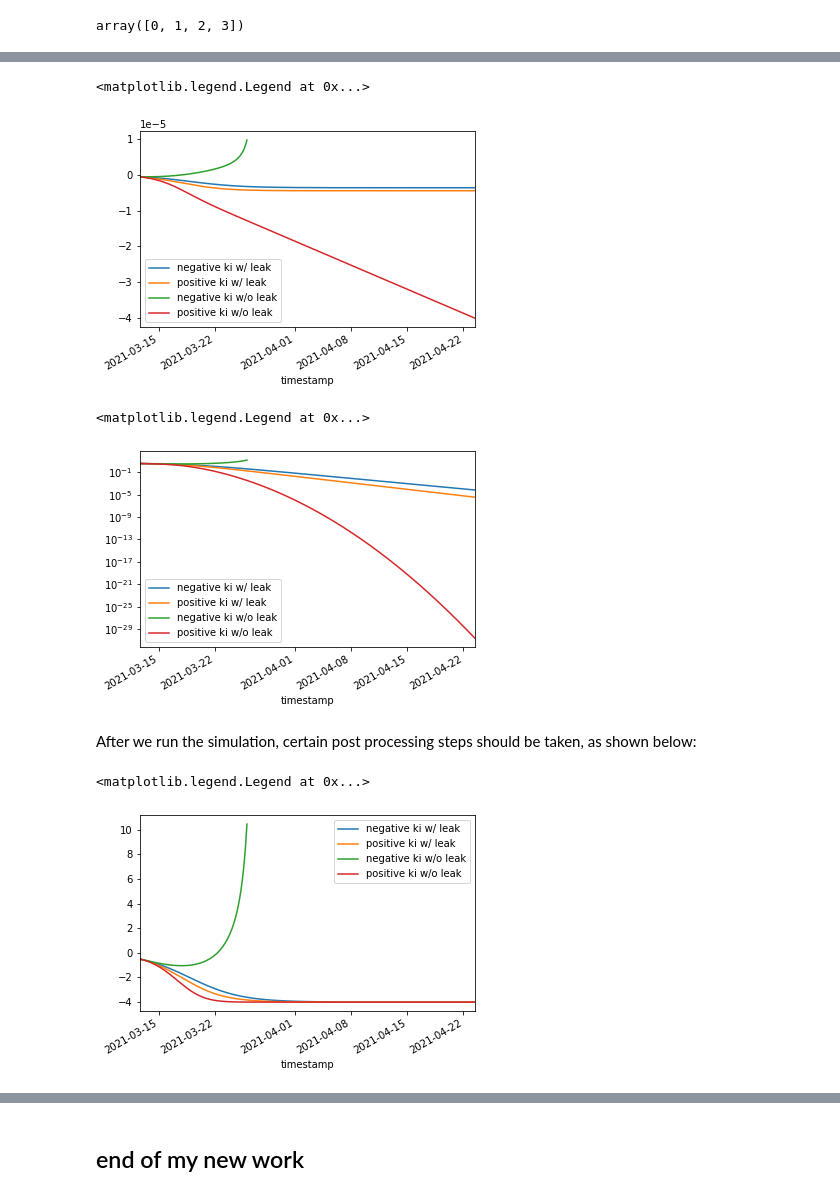
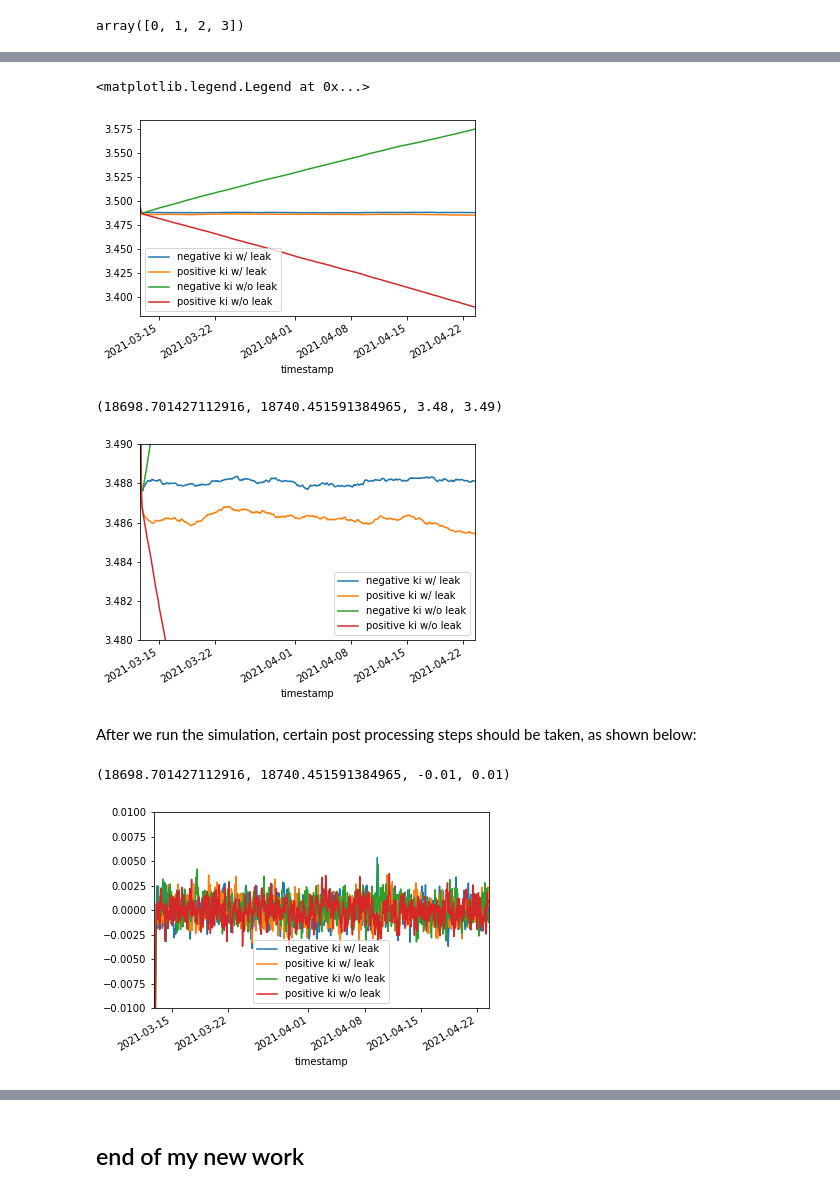
Before and after one commit to cadCAD-org/demos, a Jupyter notebook: tutorials/numerical_computation/numerical_integration_1.ipynb, the cells around one changed output, grey strips where cells are left out. Drawn from its saved outputs; the diff is of its cells as text; code cells hidden in the pictures.

```diff
--- a/tutorials/numerical_computation/numerical_integration_1.ipynb
+++ b/tutorials/numerical_computation/numerical_integration_1.ipynb
@@ -237,5 +237,5 @@ endtimes
 # %%
-cutoff = 320
-ldf['drop'] = (ldf.subset.apply(lambda x: x==2))&(ldf.timestep.apply(lambda x: x> cutoff))
+#cutoff = 320
+#ldf['drop'] = (ldf.subset.apply(lambda x: x==2))&(ldf.timestep.apply(lambda x: x> cutoff))
 
-ldf = ldf[~ldf['drop']].copy()
+#ldf = ldf[~ldf['drop']].copy()
@@ -242,23 +254,25 @@ ldf = ldf[~ldf['drop']].copy()
 # %%
-ldf[ldf.subset==0].plot(x='timestamp', y='price_adjustment_rate')
+ldf[ldf.subset==0].plot(x='timestamp', y='target')
 ax = plt.gca()
-ldf[ldf.subset==1].plot(x='timestamp', y='price_adjustment_rate', ax=ax)
-ldf[ldf.subset==2].plot(x='timestamp', y='price_adjustment_rate', ax=ax)
-ldf[ldf.subset==3].plot(x='timestamp', y='price_adjustment_rate', ax=ax)
+ldf[ldf.subset==1].plot(x='timestamp', y='target',ax=ax)
+ldf[ldf.subset==2].plot(x='timestamp', y='target', ax=ax)
+ldf[ldf.subset==3].plot(x='timestamp', y='target', ax=ax)
 plt.legend(['negative ki w/ leak', 'positive ki w/ leak', 'negative ki w/o leak', 'positive ki w/o leak'])
 # %% [output]
 <matplotlib.legend.Legend at 0x...>
-[figure, old version]
+[figure, new version]
 # %%
-ldf[ldf.subset==0].plot(x='timestamp', y='target', logy=True)
+ldf[ldf.subset==0].plot(x='timestamp', y='target')
 ax = plt.gca()
-ldf[ldf.subset==1].plot(x='timestamp', y='target', logy=True,ax=ax)
-ldf[ldf.subset==2].plot(x='timestamp', y='target', logy=True, ax=ax)
-ldf[ldf.subset==3].plot(x='timestamp', y='target', logy=True, ax=ax)
+ldf[ldf.subset==1].plot(x='timestamp', y='target',ax=ax)
+ldf[ldf.subset==2].plot(x='timestamp', y='target', ax=ax)
+ldf[ldf.subset==3].plot(x='timestamp', y='target', ax=ax)
 plt.legend(['negative ki w/ leak', 'positive ki w/ leak', 'negative ki w/o leak', 'positive ki w/o leak'])
+axv=ax.axis()
+ax.axis([axv[0], axv[1], 3.48, 3.49])
 # %% [output]
-<matplotlib.legend.Legend at 0x...>
+(18698.701427112916, 18740.451591384965, 3.48, 3.49)
-[figure, old version]
+[figure, new version]
 # %% [markdown]
 After we run the simulation, certain post processing steps should be taken, as shown below:
 # %%
@@ -268,9 +282,11 @@ ldf[ldf.subset==1].plot(x='timestamp', y='error',ax=ax)
 ldf[ldf.subset==2].plot(x='timestamp', y='error',  ax=ax)
 ldf[ldf.subset==3].plot(x='timestamp', y='error', ax=ax)
 plt.legend(['negative ki w/ leak', 'positive ki w/ leak', 'negative ki w/o leak', 'positive ki w/o leak'])
+axv=ax.axis()
+ax.axis([axv[0], axv[1], -1e-2,1e-2])
 # %% [output]
-<matplotlib.legend.Legend at 0x...>
+(18698.701427112916, 18740.451591384965, -0.01, 0.01)
-[figure, old version]
+[figure, new version]
 # %%
 ldf[ldf.subset==0].plot(x='timestamp', y='integral')
 ax = plt.gca()
```
Also changed, not shown: parts of 12 cells of this notebook, 2 other files.
